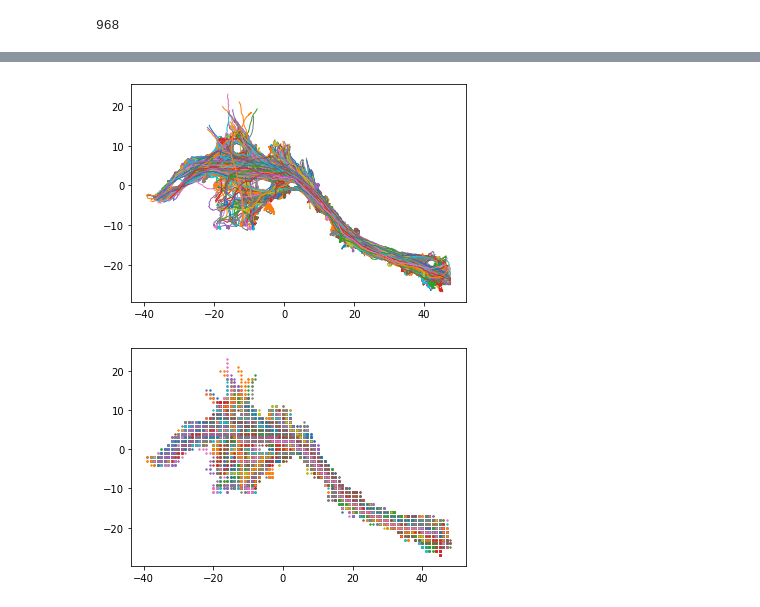
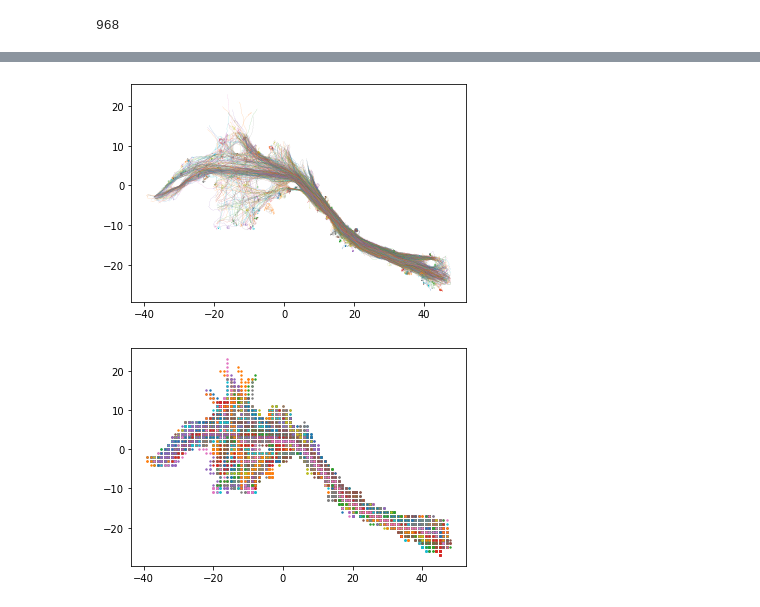
Before and after one commit to suchfun/MasterThesis, a Jupyter notebook: experience/ch4_experience/baseline.ipynb, the cells around one changed output, grey strips where cells are left out. Cells and saved outputs as stored; diff of their text form; code cells hidden in the pictures.

```diff
--- a/experience/ch4_experience/baseline.ipynb
+++ b/experience/ch4_experience/baseline.ipynb
@@ -69,11 +43,11 @@ array([[ 46.619,  46.59 ,  46.528, ..., -16.763, -16.738, -16.701],
 # %%
 for i in range(len(DATA)):
     x = DATA[i][:POINTS_NUM_PER_TR]
     y = DATA[i][POINTS_NUM_PER_TR:]
-    plt.plot(x,y,linewidth=1)
+    plt.plot(x,y,linewidth=0.1)
 plt.show()
 # %% [output]
-[figure, old version]
+[figure, new version]
 # %%
 def discretization(data):
 
```
Also changed, not shown: parts of 22 cells of this notebook, 27 other files.
